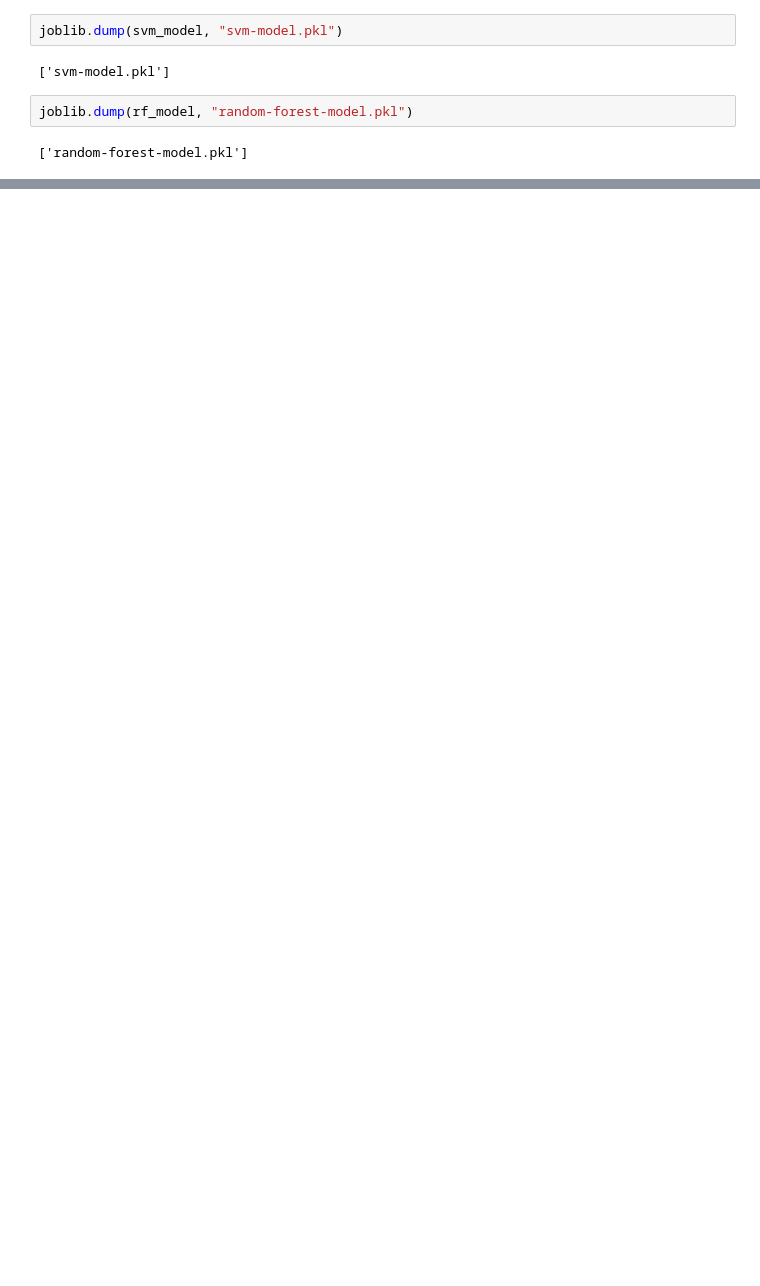
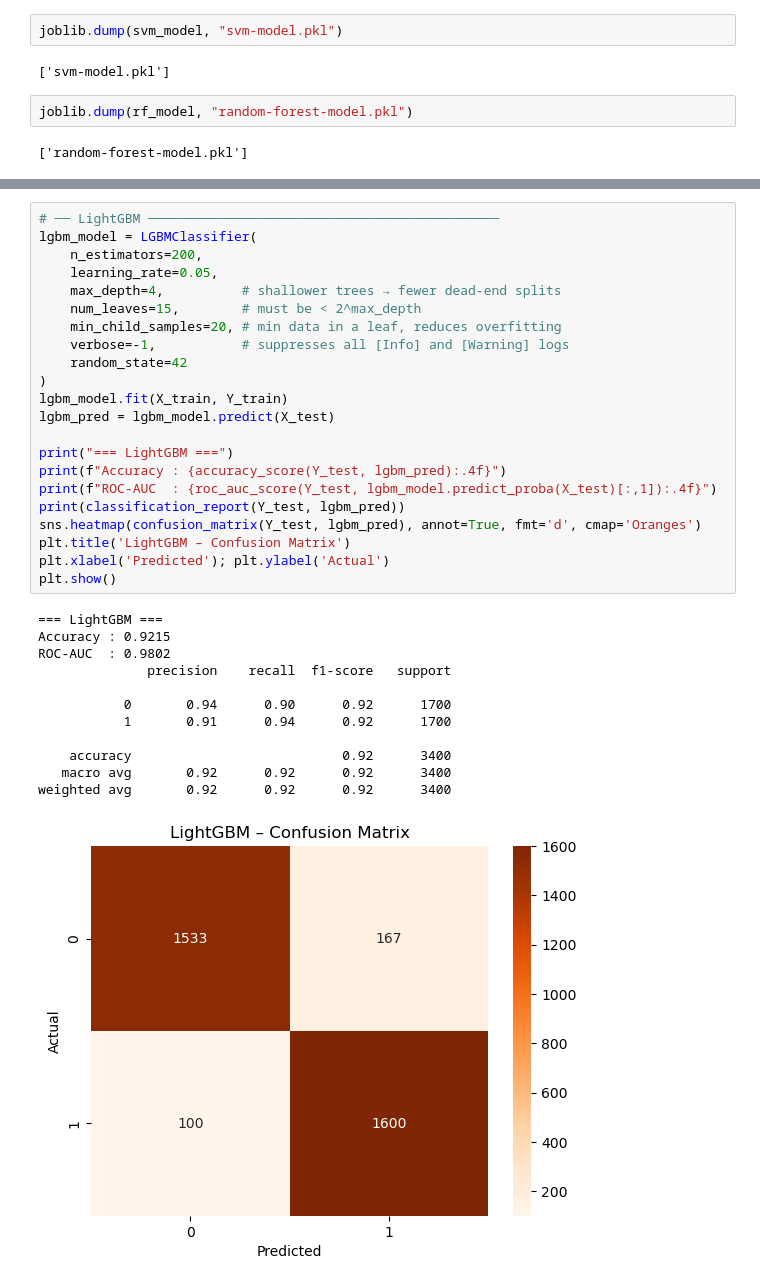
Before and after one commit to siddharth587/multi-model-diabetes-prediction-system, a Jupyter notebook: model.ipynb, the cells around one changed output, grey strips where cells are left out. Saved outputs shown, nothing was run; the diff lists cells and outputs as text; blank space fills up the shorter version.

```diff
--- a/model.ipynb
+++ b/model.ipynb
@@ -446,0 +550,35 @@ joblib.dump(rf_model, "random-forest-model.pkl")
+# %%
+# ── LightGBM ─────────────────────────────────────────────
+lgbm_model = LGBMClassifier(
+    n_estimators=200,
+    learning_rate=0.05,
+    max_depth=4,          # shallower trees → fewer dead-end splits
+    num_leaves=15,        # must be < 2^max_depth
+    min_child_samples=20, # min data in a leaf, reduces overfitting
+    verbose=-1,           # suppresses all [Info] and [Warning] logs
+    random_state=42
+)
+lgbm_model.fit(X_train, Y_train)
+lgbm_pred = lgbm_model.predict(X_test)
+
+print("=== LightGBM ===")
+print(f"Accuracy : {accuracy_score(Y_test, lgbm_pred):.4f}")
+print(f"ROC-AUC  : {roc_auc_score(Y_test, lgbm_model.predict_proba(X_test)[:,1]):.4f}")
+print(classification_report(Y_test, lgbm_pred))
+sns.heatmap(confusion_matrix(Y_test, lgbm_pred), annot=True, fmt='d', cmap='Oranges')
+plt.title('LightGBM – Confusion Matrix')
+plt.xlabel('Predicted'); plt.ylabel('Actual')
+plt.show()
+# %% [output]
+=== LightGBM ===
+Accuracy : 0.9215
+ROC-AUC  : 0.9802
+              precision    recall  f1-score   support
+
+           0       0.94      0.90      0.92      1700
+           1       0.91      0.94      0.92      1700
+
+    accuracy                           0.92      3400
+   macro avg       0.92      0.92      0.92      3400
+weighted avg       0.92      0.92      0.92      3400
+[figure, added]
```
Also changed, not shown: parts of 27 cells of this notebook, 13 other files.
